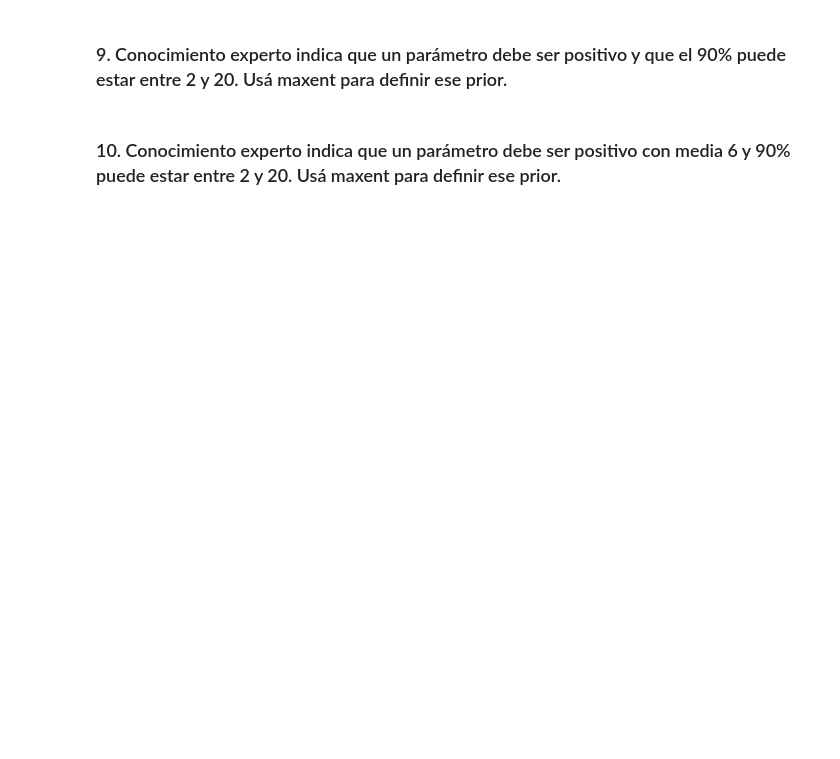
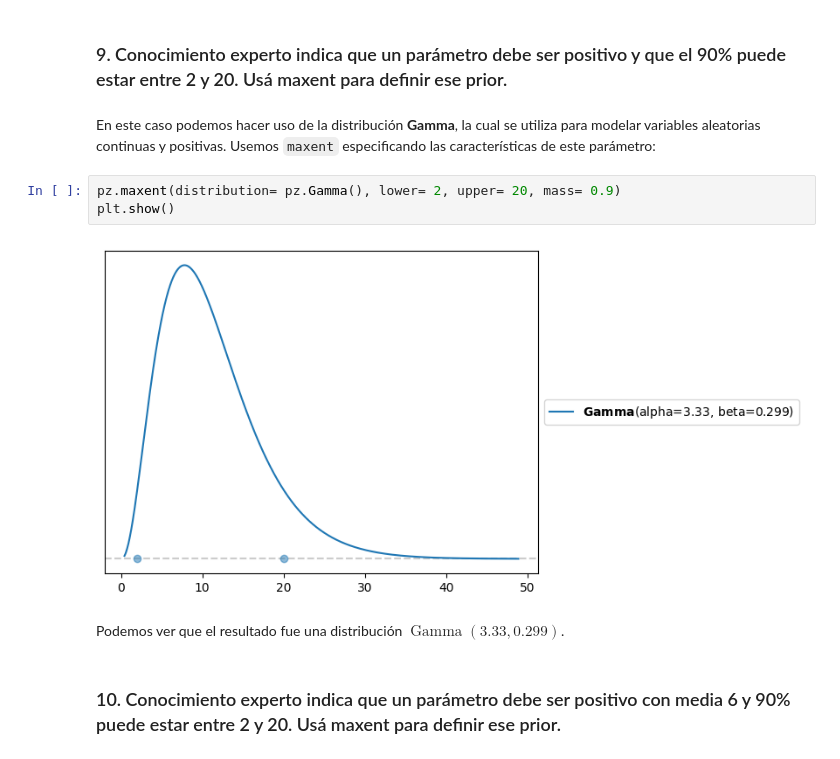
Before and after one commit to Gerardo1909/EEI2_ejercicios, a Jupyter notebook: ejercicios/modulo1.ipynb, the cells around one changed output. Cells and saved outputs as stored; diff of their text form; blank space fills up the shorter version.

```diff
--- a/ejercicios/modulo1.ipynb
+++ b/ejercicios/modulo1.ipynb
@@ -23,4 +86,13 @@ import preliz as pz
 # %% [markdown]
 ### 9. Conocimiento experto indica que un parámetro debe ser positivo y que el 90% puede estar entre 2 y 20. Usá maxent para definir ese prior.
+# %% [markdown]
+En este caso podemos hacer uso de la distribución **Gamma**, la cual se utiliza para modelar variables aleatorias continuas y positivas. Usemos `maxent` especificando las características de este parámetro:
+# %%
+pz.maxent(distribution= pz.Gamma(), lower= 2, upper= 20, mass= 0.9)
+plt.show()
+# %% [output]
+[figure, added]
+# %% [markdown]
+Podemos ver que el resultado fue una distribución $\operatorname{Gamma}(3.33, 0.299)$.
 # %% [markdown]
 ### 10. Conocimiento experto indica que un parámetro debe ser positivo con media 6 y 90% puede estar entre 2 y 20. Usá maxent para definir ese prior.
```
Also changed, not shown: parts of 15 cells of this notebook, 2 other files.
